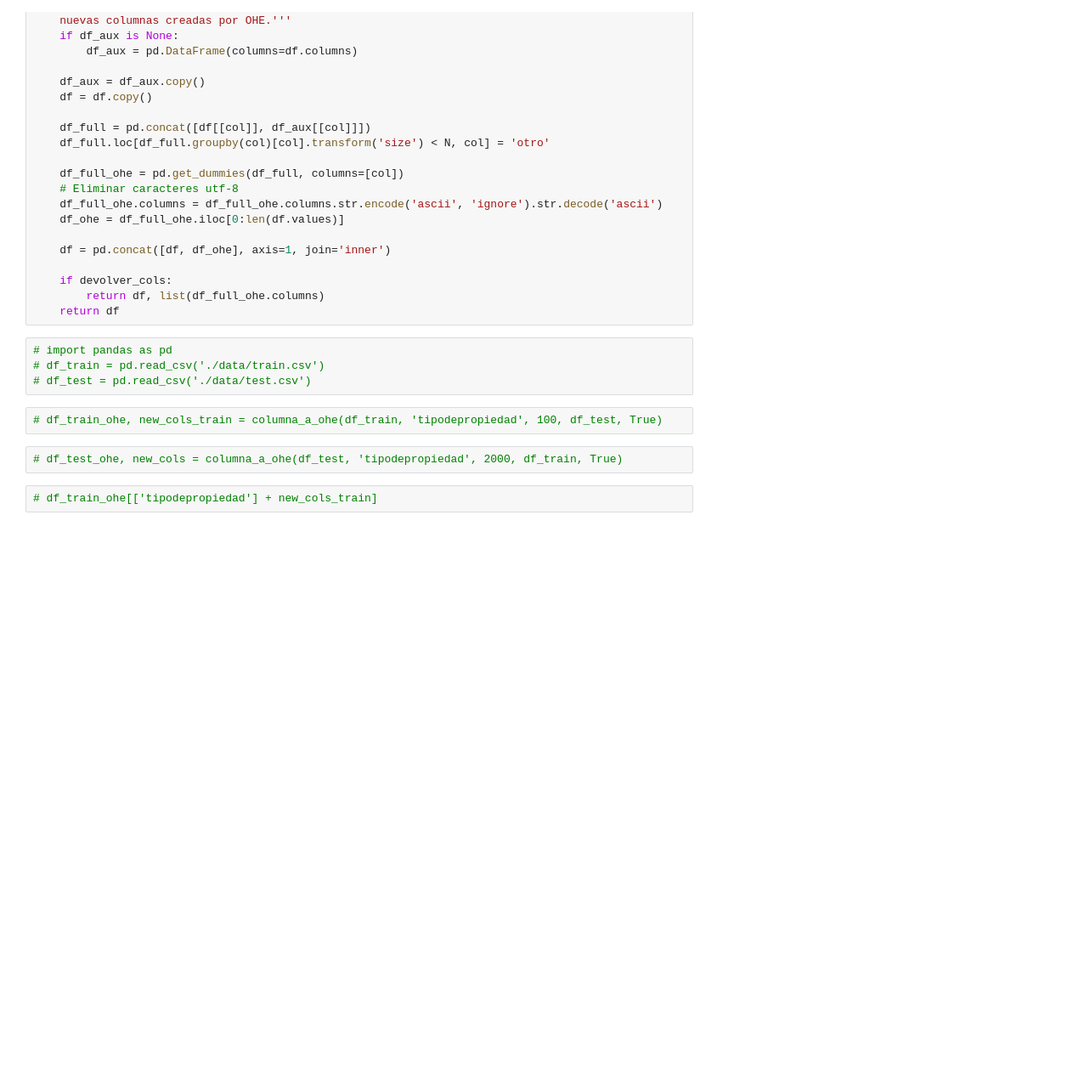
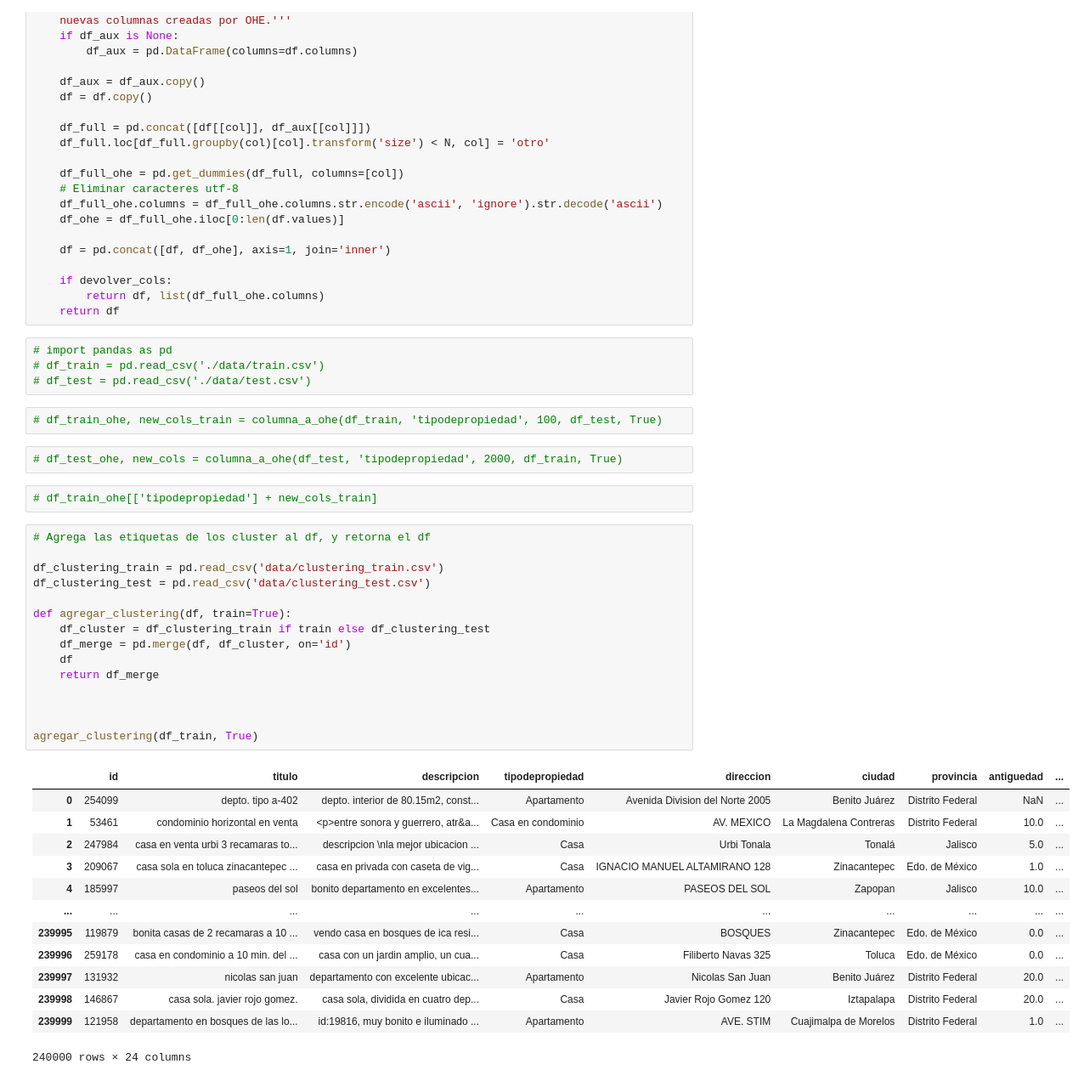
Before and after one commit to JDSanto/datos-tp2, a Jupyter notebook: features.ipynb, the cells around one changed output. Shown: that part at 85% size. Drawn from its saved outputs; the diff is of its cells as text; blank space fills up the shorter version.

Commit message:
Func. agregar labels al df

```diff
--- a/features.ipynb
+++ b/features.ipynb
@@ -675,3 +675,32 @@ def columna_a_ohe(df, col, N=0, df_aux=None, devolver_cols=False):
 # df_test_ohe, new_cols = columna_a_ohe(df_test, 'tipodepropiedad', 2000, df_train, True)
 # %%
 # df_train_ohe[['tipodepropiedad'] + new_cols_train]
+# %%
+# Agrega las etiquetas de los cluster al df, y retorna el df
+
+df_clustering_train = pd.read_csv('data/clustering_train.csv')
+df_clustering_test = pd.read_csv('data/clustering_test.csv')
+
+def agregar_clustering(df, train=True):
+    df_cluster = df_clustering_train if train else df_clustering_test
+    df_merge = pd.merge(df, df_cluster, on='id')
+    df
+    return df_merge
+
+
+
+agregar_clustering(df_train, True)
+# %% [output]
+|  | id | titulo | descripcion | tipodepropiedad | direccion | ciudad | provincia | antiguedad | ... |
+| 0 | 254099 | depto. tipo a-402 | depto. interior de 80.15m2, const... | Apartamento | Avenida Division del Norte 2005 | Benito Juárez | Distrito Federal | NaN | ... |
+| 1 | 53461 | condominio horizontal en venta | <p>entre sonora y guerrero, atr&a... | Casa en condominio | AV. MEXICO | La Magdalena Contreras | Distrito Federal | 10.0 | ... |
+| 2 | 247984 | casa en venta urbi 3 recamaras to... | descripcion \nla mejor ubicacion ... | Casa | Urbi Tonala | Tonalá | Jalisco | 5.0 | ... |
+| 3 | 209067 | casa sola en toluca zinacantepec ... | casa en privada con caseta de vig... | Casa | IGNACIO MANUEL ALTAMIRANO 128 | Zinacantepec | Edo. de México | 1.0 | ... |
+| 4 | 185997 | paseos del sol | bonito departamento en excelentes... | Apartamento | PASEOS DEL SOL | Zapopan | Jalisco | 10.0 | ... |
+| ... | ... | ... | ... | ... | ... | ... | ... | ... | ... |
+| 239995 | 119879 | bonita casas de 2 recamaras a 10 ... | vendo casa en bosques de ica resi... | Casa | BOSQUES | Zinacantepec | Edo. de México | 0.0 | ... |
+| 239996 | 259178 | casa en condominio a 10 min. del ... | casa con un jardin amplio, un cua... | Casa | Filiberto Navas 325 | Toluca | Edo. de México | 0.0 | ... |
+| 239997 | 131932 | nicolas san juan | departamento con excelente ubicac... | Apartamento | Nicolas San Juan | Benito Juárez | Distrito Federal | 20.0 | ... |
+| 239998 | 146867 | casa sola. javier rojo gomez. | casa sola, dividida en cuatro dep... | Casa | Javier Rojo Gomez 120 | Iztapalapa | Distrito Federal | 20.0 | ... |
+| 239999 | 121958 | departamento en bosques de las lo... | id:19816, muy bonito e iluminado ... | Apartamento | AVE. STIM | Cuajimalpa de Morelos | Distrito Federal | 1.0 | ... |
+240000 rows × 24 columns
```
Also changed, not shown: 2 other files.
